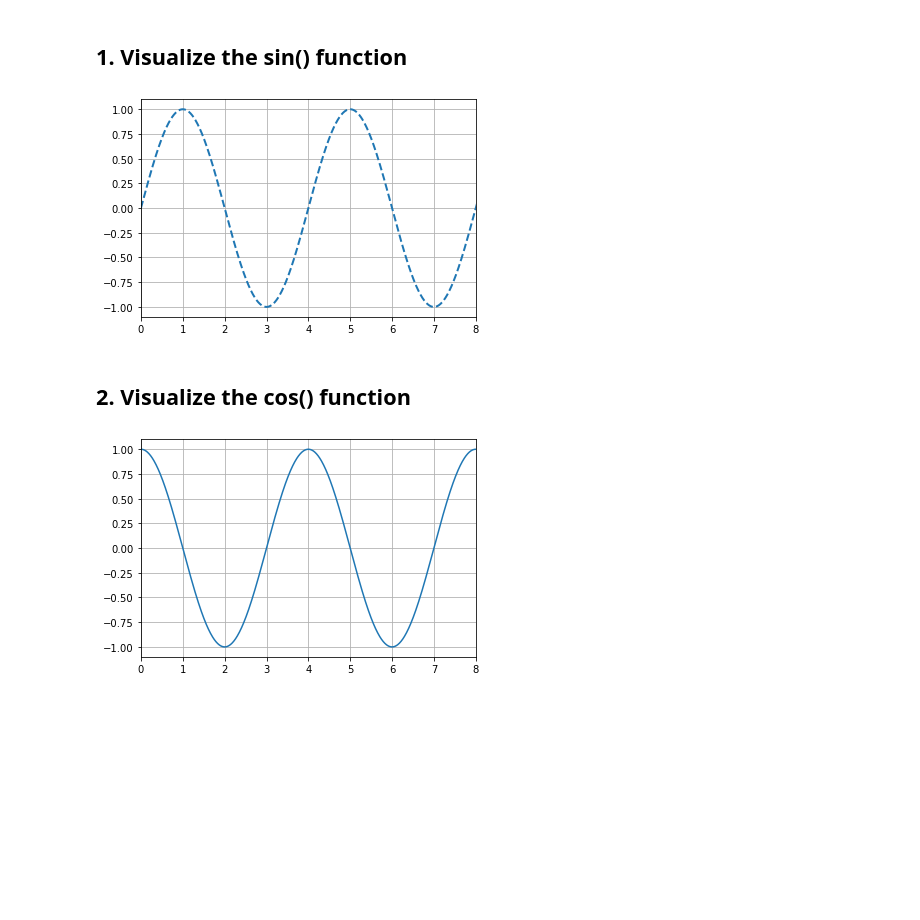
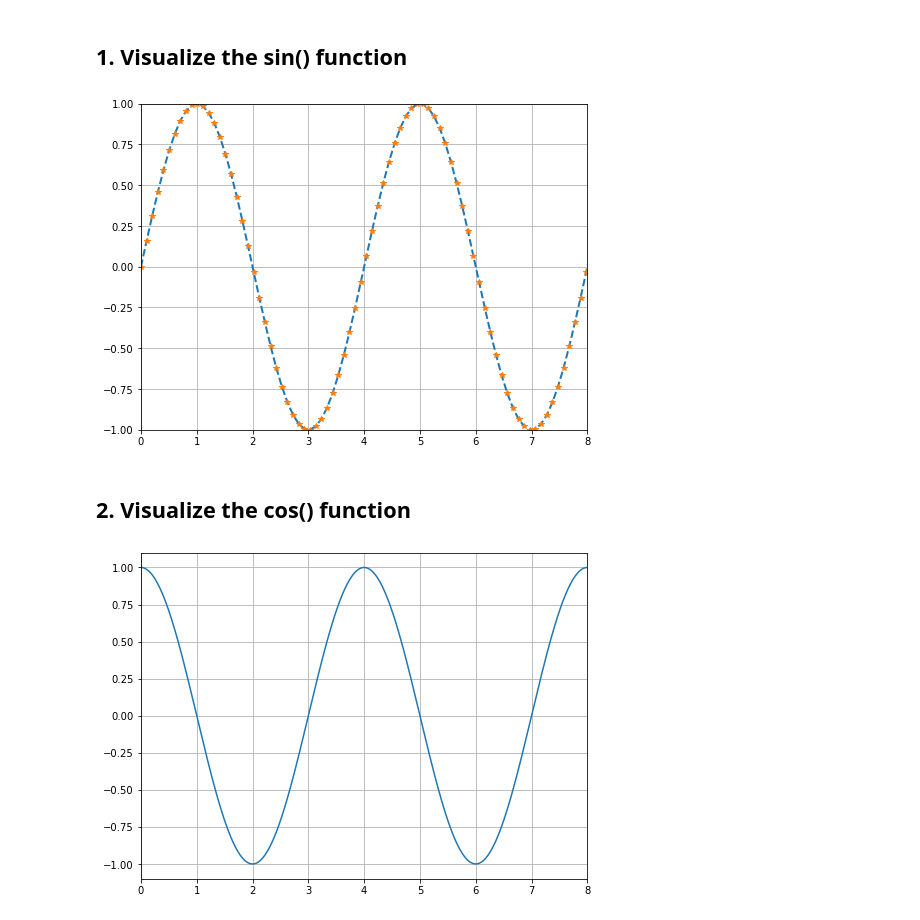
Before and after one commit to monaen/FDHS-2022Spring, a Jupyter notebook: projects/Visualize the Functions.ipynb, the cells around one changed output. Saved outputs shown, nothing was run; the diff lists cells and outputs as text; code cells hidden in the pictures; blank space fills up the shorter version.

```diff
--- a/projects/Visualize the Functions.ipynb
+++ b/projects/Visualize the Functions.ipynb
@@ -14,20 +14,24 @@ import matplotlib.pyplot as plt
 # %% [markdown]
 ## 1. Visualize the sin() function
 # %%
-x = np.linspace(0, 10, 1000)
+x = np.linspace(0, 10, 100)  # generate 100 float numbers from 0 to 10
 y = np.sin(.5 * np.pi * x)
+plt.figure(figsize=(8, 6))  # 8 inches x 6 inches
 plt.plot(x, y, linewidth=2, linestyle='--')
+plt.plot(x, y, '*')
 plt.grid()
-plt.xlim([0, 8]);
+plt.xlim([0, 8])
+plt.ylim([-1, 1]);
 # %% [output]
-[figure, old version]
+[figure, new version]
 # %% [markdown]
 ## 2. Visualize the cos() function
 # %%
-x = np.linspace(0, 10, 1000)
+x = np.linspace(0, 10, 1000)  # generate 1000 float numbers from 0 to 10
 y = np.cos(.5 * np.pi * x)
+plt.figure(figsize=(8, 6))  # 8 inches x 6 inches
 plt.plot(x, y)
 plt.grid()
 plt.xlim([0, 8]);
 # %% [output]
-[figure, old version]
+[figure, new version]
```
Also changed, not shown: 6 other files.
